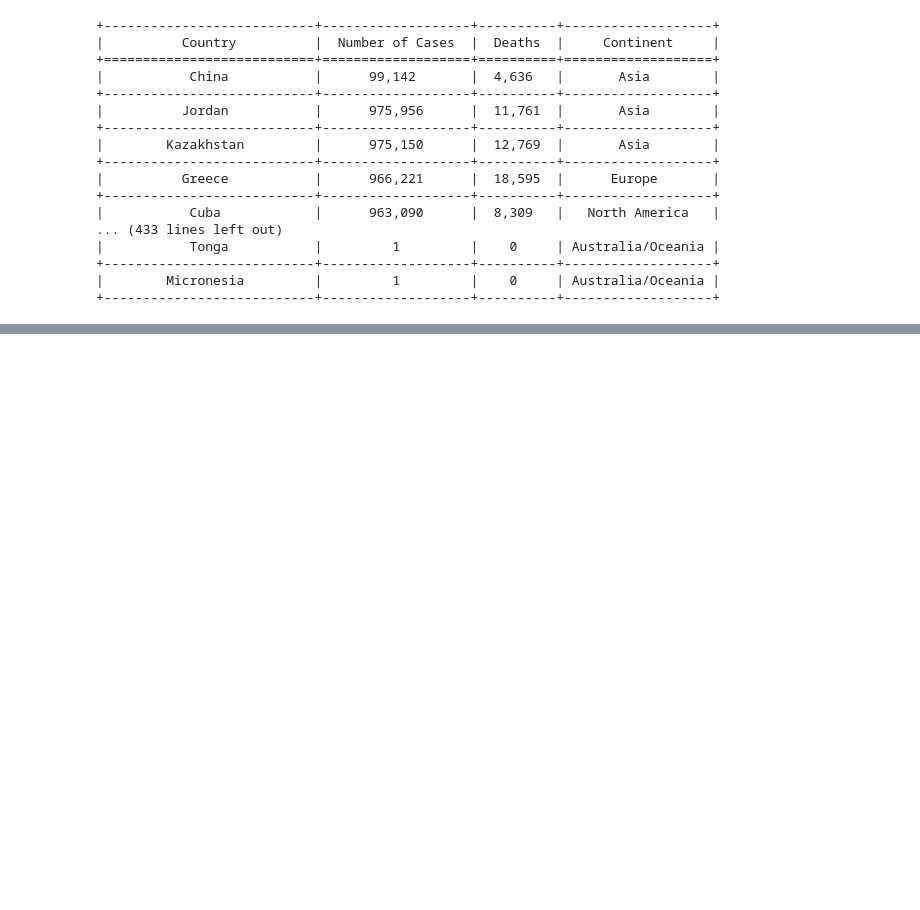
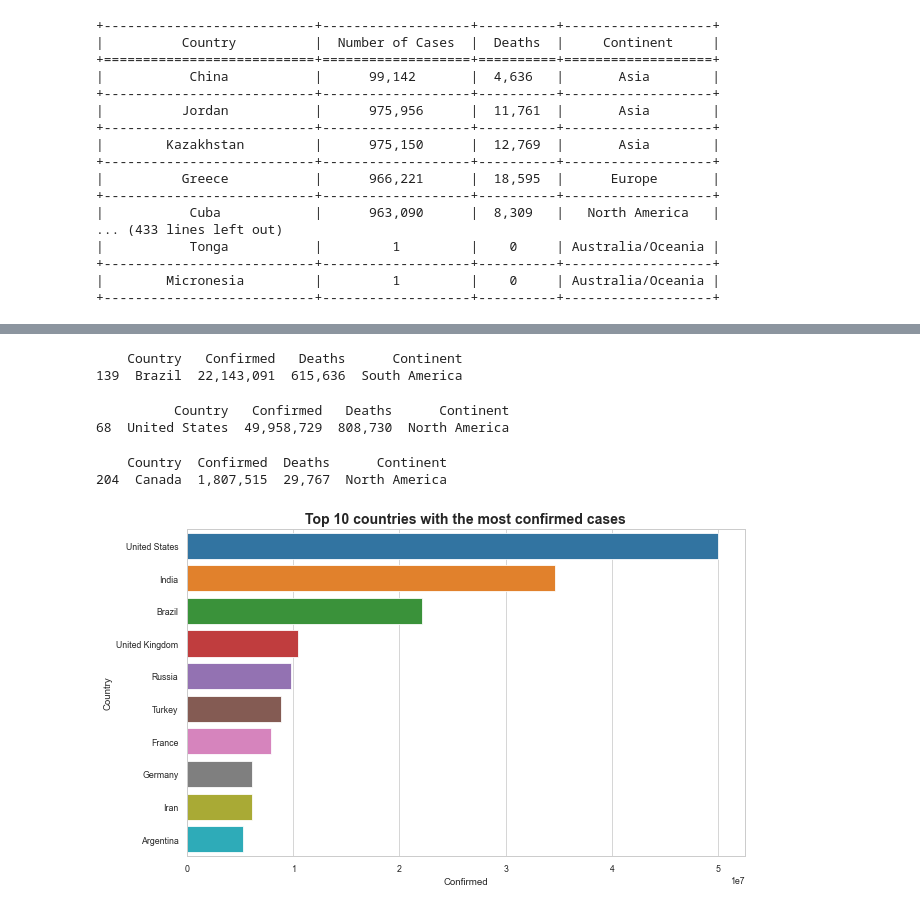
Before and after one commit to roblivesinottawa/covid19_data_analysis_R, a Jupyter notebook: main_py.ipynb, the cells around one changed output, grey strips where cells are left out. Saved outputs shown, nothing was run; the diff lists cells and outputs as text; code cells hidden in the pictures; blank space fills up the shorter version.

```diff
--- a/main_py.ipynb
+++ b/main_py.ipynb
@@ -70,0 +65,3 @@ rows = table.find_all('tr', attrs={'style': ''})
+# %%
+df = pd.read_csv('data_covid.csv')
+print(df.head(10))
@@ -70,0 +105,28 @@ rows = table.find_all('tr', attrs={'style': ''})
+# %%
+print(df[df.Country == 'Brazil'].sort_values(by = 'Confirmed', ascending = False))
+# %% [output]
+    Country   Confirmed   Deaths      Continent
+139  Brazil  22,143,091  615,636  South America
+# %%
+print(df[df.Country == 'United States'].sort_values(by = 'Confirmed', ascending = False))
+# %% [output]
+          Country   Confirmed   Deaths      Continent
+68  United States  49,958,729  808,730  North America
+# %%
+print(df[df.Country == 'Canada'].sort_values(by = 'Confirmed', ascending = False))
+# %% [output]
+    Country  Confirmed  Deaths      Continent
+204  Canada  1,807,515  29,767  North America
+# %%
+import matplotlib.pyplot as plt
+import seaborn as sns
+import numpy as np
+sns.set_style('whitegrid')
+# %%
+# plot the number of confirmed cases in the top 10 countries
+plt.figure(figsize = (10, 6))
+sns.barplot(x = 'Confirmed', y = 'Country', data = df.sort_values(by = 'Confirmed', ascending = False).head(10))
+plt.title('Top 10 countries with the most confirmed cases', fontweight = 'bold', fontsize = 14)
+plt.show()
+# %% [output]
+[figure, added]
```
Also changed, not shown: parts of 7 cells of this notebook, 6 other files.
